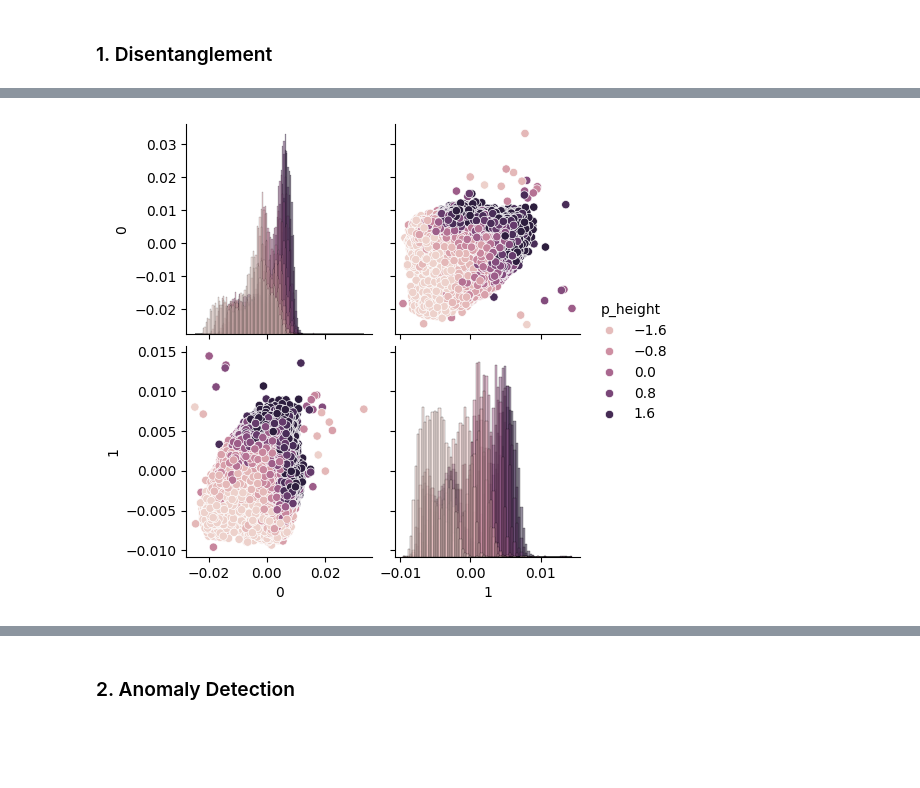
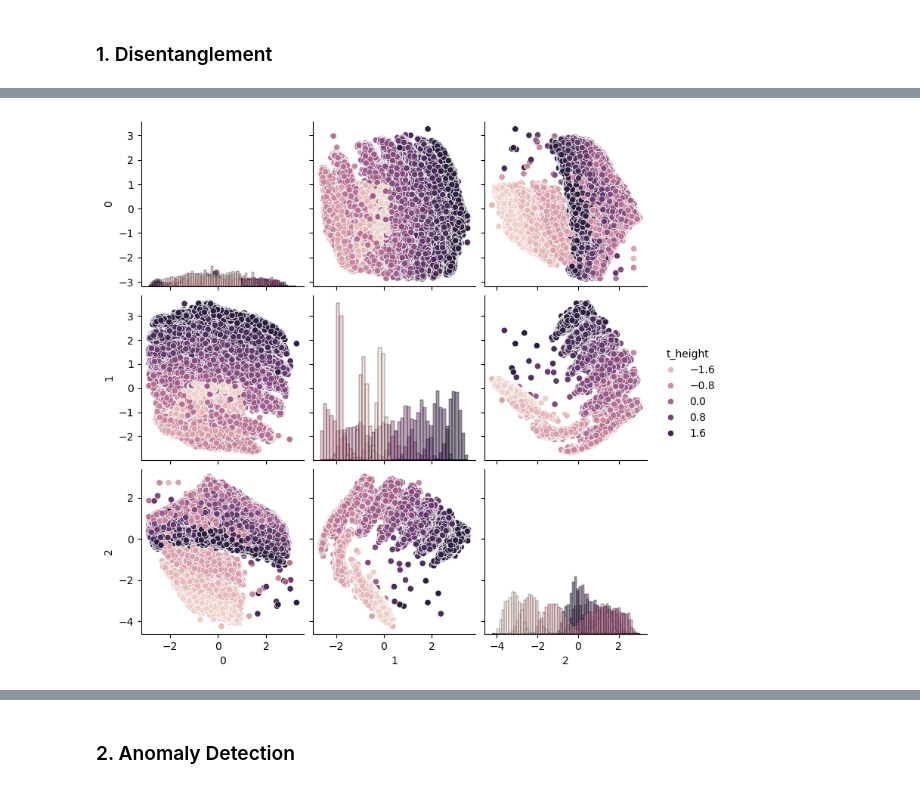
Before and after one commit to CardioKit/VECG, a Jupyter notebook: analysis/article.ipynb, the cells around one changed output, grey strips where cells are left out. Drawn from its saved outputs; the diff is of its cells as text; code cells hidden in the pictures; blank space fills up the shorter version.

```diff
--- a/analysis/article.ipynb
+++ b/analysis/article.ipynb
@@ -25,7 +25,7 @@ from src.utils.visualizations import Visualizations
 ### Path Selection
 # %%
 val = widgets.Dropdown(
-    options=glob.glob('../results/*'),
+    options=sorted(glob.glob('../results/*')),
     description='Base path:',
     disabled=False,
 )
@@ -36,8 +36,9 @@ Dropdown(description='Base path:', options=('../results/2024-01-17_21-29-42',),
 # %%
-base_path = val.value + '/'
-path_evaluation = base_path + 'evaluation/'
-path_training = base_path + 'training/'
+path_base = val.value + '/'
+path_embedding = path_base + 'evaluation/embedding/'
+path_personalization = path_base + 'evaluation/personalization/'
+path_training = path_base + 'training/'
 # %% [markdown]
 ### 0. General
 # %%
-params = Helper.load_yaml_file(base_path + 'params.json')
+params = Helper.load_yaml_file(path_base + 'params.json')
@@ -50,6 +55,6 @@ Visualizations.plot_trainings_process(train_progress, ['loss', 'recon'])
 # %% [markdown]
 ### 1. Disentanglement
 # %%
-df, ld = Helper.load_embedding(path_evaluation, 'synth', 'train')
+df, ld = Helper.load_embedding(path_embedding, 'synth', 'train')
 # %%
 pca_data = Helper.embedding(df.iloc[:, 0:ld], df.iloc[:, ld:])
@@ -56,5 +67,5 @@ pca_data = Helper.embedding(df.iloc[:, 0:ld], df.iloc[:, ld:])
 # %%
-ax = sns.pairplot(pca_data[[0, 1, 'p_height']], hue="p_height", diag_kind="hist")
+ax = sns.pairplot(df[[0,1,2, 't_height']], hue="t_height", diag_kind="hist")
 # %% [output]
-[figure, old version]
+[figure, new version]
 # %%
```
Also changed, not shown: parts of 47 cells of this notebook, 13 other files.
